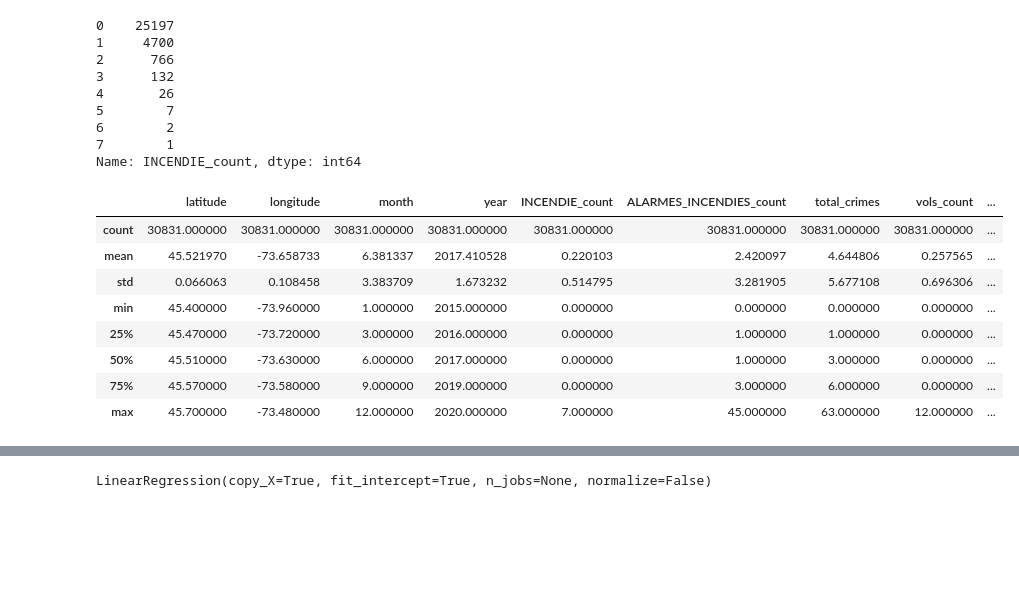
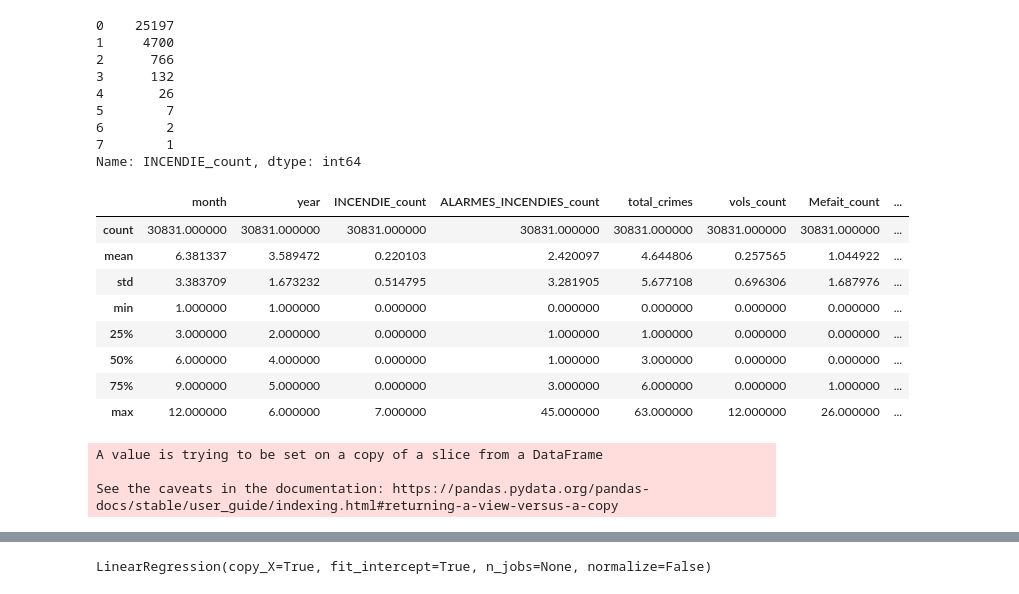
Before and after one commit to ayanand/CapstoneML, a Jupyter notebook: analysiscap.ipynb, the cells around one changed output, grey strips where cells are left out. Drawn from its saved outputs; the diff is of its cells as text; code cells hidden in the pictures; blank space fills up the shorter version.

```diff
--- a/analysiscap.ipynb
+++ b/analysiscap.ipynb
@@ -47,14 +54,14 @@ df['INCENDIE_count'].value_counts()
 7        1
 Name: INCENDIE_count, dtype: int64
 # %%
-df.describe()
+df_new.describe()
 # %% [output]
-|  | latitude | longitude | month | year | INCENDIE_count | ALARMES_INCENDIES_count | total_crimes | vols_count | ... |
-| count | 30831.000000 | 30831.000000 | 30831.000000 | 30831.000000 | 30831.000000 | 30831.000000 | 30831.000000 | 30831.000000 | ... |
-| mean | 45.521970 | -73.658733 | 6.381337 | 2017.410528 | 0.220103 | 2.420097 | 4.644806 | 0.257565 | ... |
-| std | 0.066063 | 0.108458 | 3.383709 | 1.673232 | 0.514795 | 3.281905 | 5.677108 | 0.696306 | ... |
-| min | 45.400000 | -73.960000 | 1.000000 | 2015.000000 | 0.000000 | 0.000000 | 0.000000 | 0.000000 | ... |
-| 25% | 45.470000 | -73.720000 | 3.000000 | 2016.000000 | 0.000000 | 1.000000 | 1.000000 | 0.000000 | ... |
-| 50% | 45.510000 | -73.630000 | 6.000000 | 2017.000000 | 0.000000 | 1.000000 | 3.000000 | 0.000000 | ... |
-| 75% | 45.570000 | -73.580000 | 9.000000 | 2019.000000 | 0.000000 | 3.000000 | 6.000000 | 0.000000 | ... |
-| max | 45.700000 | -73.480000 | 12.000000 | 2020.000000 | 7.000000 | 45.000000 | 63.000000 | 12.000000 | ... |
+|  | month | year | INCENDIE_count | ALARMES_INCENDIES_count | total_crimes | vols_count | Mefait_count | ... |
+| count | 30831.000000 | 30831.000000 | 30831.000000 | 30831.000000 | 30831.000000 | 30831.000000 | 30831.000000 | ... |
+| mean | 6.381337 | 3.589472 | 0.220103 | 2.420097 | 4.644806 | 0.257565 | 1.044922 | ... |
+| std | 3.383709 | 1.673232 | 0.514795 | 3.281905 | 5.677108 | 0.696306 | 1.687976 | ... |
+| min | 1.000000 | 1.000000 | 0.000000 | 0.000000 | 0.000000 | 0.000000 | 0.000000 | ... |
+| 25% | 3.000000 | 2.000000 | 0.000000 | 1.000000 | 1.000000 | 0.000000 | 0.000000 | ... |
+| 50% | 6.000000 | 4.000000 | 0.000000 | 1.000000 | 3.000000 | 0.000000 | 0.000000 | ... |
+| 75% | 9.000000 | 5.000000 | 0.000000 | 3.000000 | 6.000000 | 0.000000 | 1.000000 | ... |
+| max | 12.000000 | 6.000000 | 7.000000 | 45.000000 | 63.000000 | 12.000000 | 26.000000 | ... |
@@ -62,0 +80,7 @@ corr_matrix = df.corr()
+# %%
+for x in range(0,len(df_new)-1):
+  df_new['distance'][x]=dist(df_new['latitude'][x], df_new['longitude'][x])
+# %% [output]
+A value is trying to be set on a copy of a slice from a DataFrame
+
+See the caveats in the documentation: https://pandas.pydata.org/pandas-docs/stable/user_guide/indexing.html#returning-a-view-versus-a-copy
```
Also changed, not shown: parts of 41 cells of this notebook.
